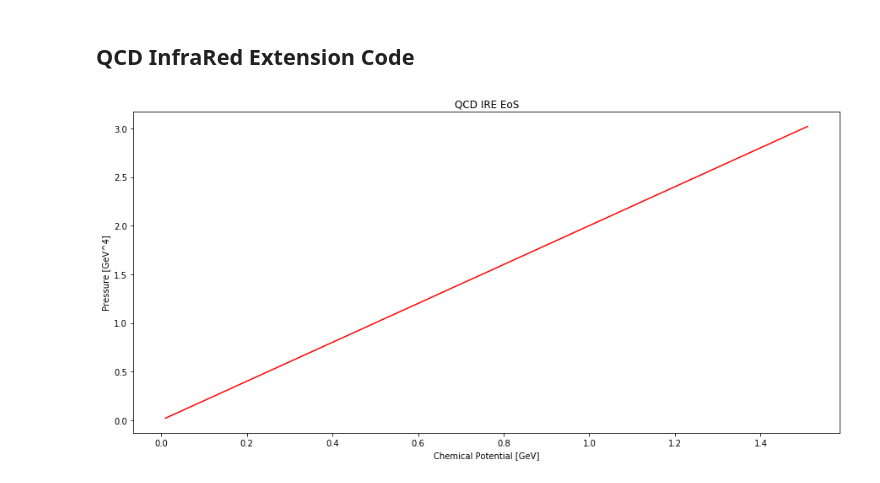
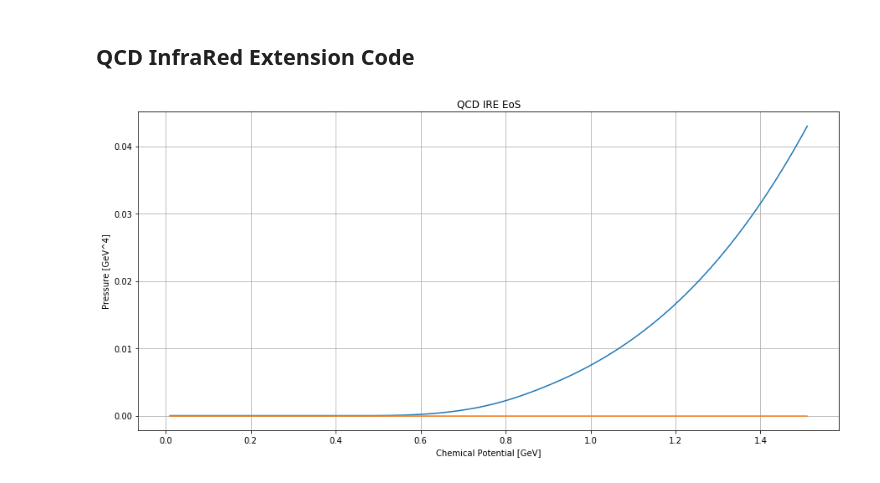
Before and after one commit to rsouza01/gribov_zwanziger, a Jupyter notebook: src/NOTEBOOKS/Gribov Zwanziger.ipynb, the cells around one changed output. Cells and saved outputs as stored; diff of their text form; code cells hidden in the pictures.

Commit message:
Integral added to the notebook

```diff
--- a/src/NOTEBOOKS/Gribov Zwanziger.ipynb
+++ b/src/NOTEBOOKS/Gribov Zwanziger.ipynb
@@ -156,68 +156,68 @@ A expressão acima permite calcular a função de partição (Equação \eqref{e
 # %% [markdown]
 ## QCD InfraRed Extension Code
 # %%
+%matplotlib inline
+
 import math
+import cmath
 import numpy as np
 import scipy.integrate as integ
 import matplotlib.pyplot as plt
 import matplotlib as mpl
 
-%matplotlib inline
 
-
-
-
-Nc = 3
-Nf = 2
-M3 = 196/1000
-m2 = 639/1000
-MPrime = 14/1000
+Nc = 3.
+Nf = 2.
+M3 = 0.196
+m2 = 0.639
+MPrime = 0.014
 
 def Omega2(zeta, p, mp):
-    return p**2. + (M3/(-zeta + p**2 + m2) + mp)**2
+    return p**2. + (mp + M3/(-zeta + p**2. + m2))**2.
 
-def functionF(zeta, p, mp, nu):
+def f_xi(xi, p, mu, mp):
 
-    fraction = (Omega2(zeta**2, p, mp) - zeta**2.) / (Omega2((zeta - mu)**2, p, mp) - (zeta - mu)**2.)
+    fraction = abs((Omega2(xi**2., p, mp) - xi**2.) /
+                    (Omega2((xi - mu)**2., p, mp) - (xi - mu)**2.))
 
     return math.log(fraction)
 
+def integrandTheta(theta, p, mu, mp):
+    # return (math.pi**-3.) * p**2. * (f_xi(1j*theta + mu, p, mu, mp) + f_xi(-1j*theta + mu, p, mu, mp))
+    return (math.pi**-3.) * p**2. * (f_xi(theta * 1j + mu, p, mu, mp))
 
-def integrandTheta(theta, mu):
-    #return (math.pi**-3) * p^2 * (math.fabs(functionF(i*theta + mu)) + math.fabs(functionF(-i*theta + mu)))
-    return (math.pi**-3) * p^2 * (math.fabs(functionF(i*theta + mu)))
+
+def gfun(p):
+    return 0.
+
+def hfun(p):
+    return np.inf
 
 def pressureZeroT(mu, mp):
-    def bounds_theta():
-        return [0., np.inf]
 
-    def bounds_p():
-        return [0.,mu]
+    return integ.dblquad(integrandTheta, 0, mu, gfun, hfun, args=(mu, mp))
 
-
-    #integ.nquad(volElement, [bounds_phi, bounds_theta, bounds_rho ])
-
-    #return integrandTheta(2, 2)
-    return mu* 2
 
 
 # Cálculo da pressão desde mu=0.01GeV até mu=1.5GeV
 mu_range = np.linspace(0.01, 1.51, 100)
 
 pressure_zero_T_list = []
 
 for mu in mu_range:
-    pressure = pressureZeroT(mu, 1)
-    pressure_zero_T_list.append([mu, pressure])
+    pressure = pressureZeroT(mu, MPrime)
+    # pressure_zero_T_list.append([mu, pressure])
+    pressure_zero_T_list.append(pressure)
 
 #print pressure_zero_T_list
 
 mpl.rcParams['figure.figsize'] = (15,7)
 plt.figure()
-plt.plot([item[0] for item in pressure_zero_T_list], [item[1] for item in pressure_zero_T_list], 'r')
+plt.plot(mu_range, pressure_zero_T_list)
 plt.xlabel('Chemical Potential [GeV]')
 plt.ylabel('Pressure [GeV^4]')
 plt.title('QCD IRE EoS')
+plt.grid()
 plt.show()
 # %% [output]
-[figure, old version]
+[figure, new version]
```
Also changed, not shown: parts of 1 cell of this notebook.
